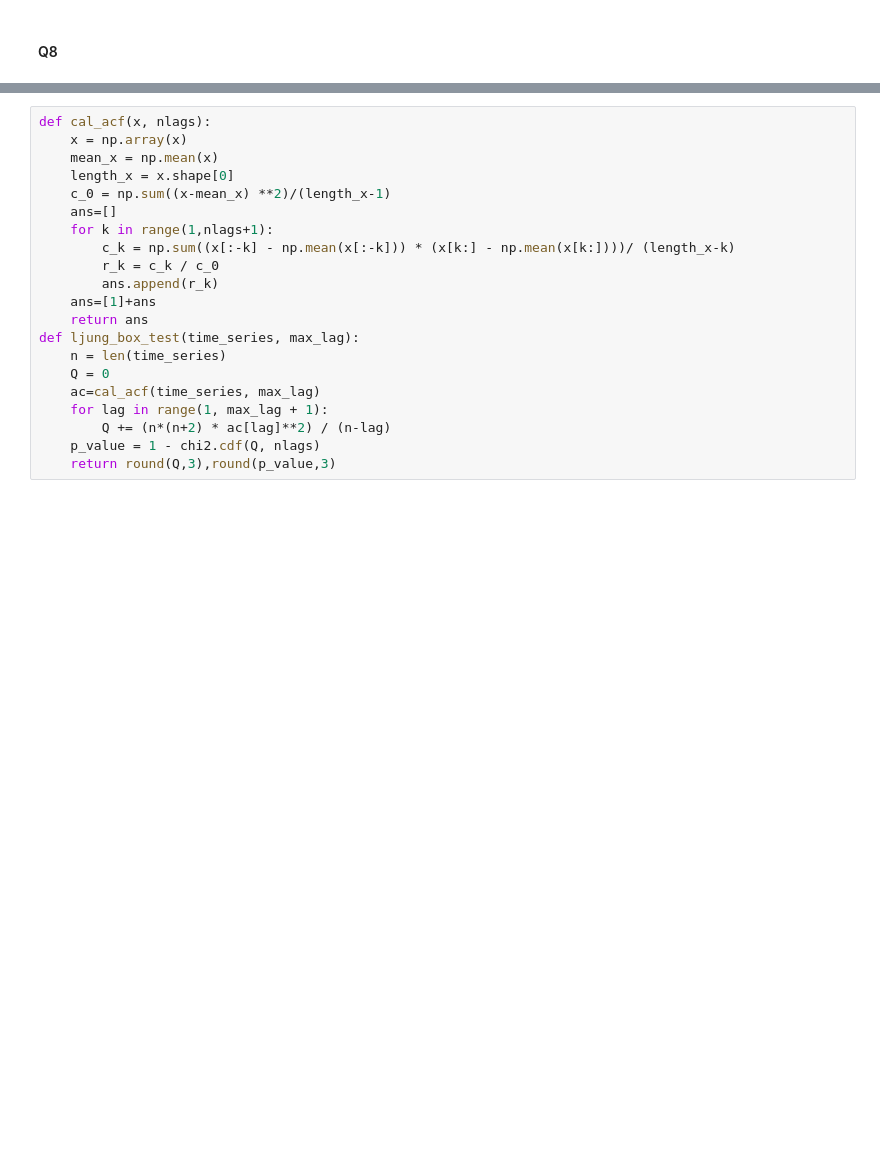
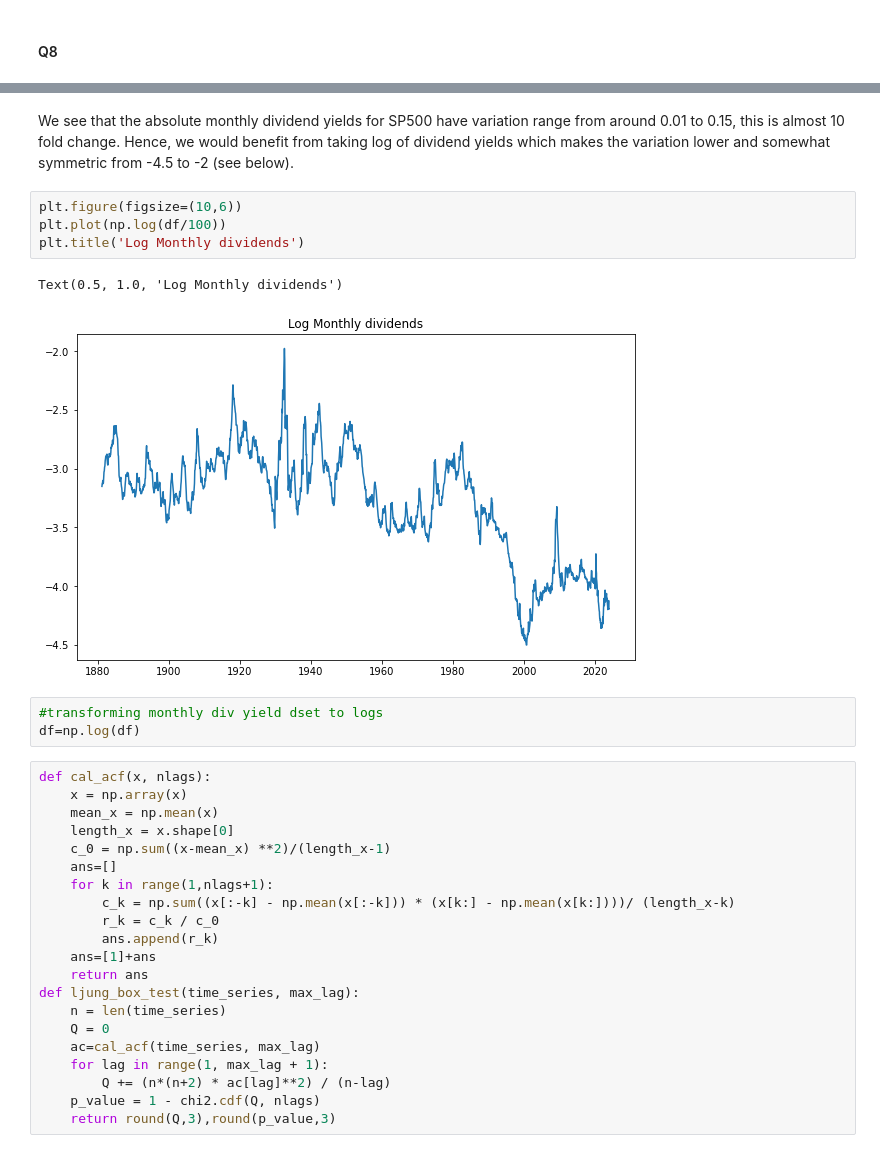
Before and after one commit to lmaksymenko/BerkeleyCourses, a Jupyter notebook: MFE230E/Answers_to_PS1_230E.ipynb, the cells around one changed output, grey strips where cells are left out. Saved outputs shown, nothing was run; the diff lists cells and outputs as text; blank space fills up the shorter version.

```diff
--- a/MFE230E/Answers_to_PS1_230E.ipynb
+++ b/MFE230E/Answers_to_PS1_230E.ipynb
@@ -367,3 +386,15 @@ df = np.log(web.DataReader(symbol, 'quandl',
+# %% [markdown]
+We see that the absolute monthly dividend yields for SP500 have variation range from around 0.01 to 0.15, this is almost 10 fold change. Hence, we would benefit from taking log of dividend yields which makes the variation lower and somewhat symmetric from -4.5 to -2 (see below).
+# %%
+plt.figure(figsize=(10,6))
+plt.plot(np.log(df/100))
+plt.title('Log Monthly dividends')
+# %% [output]
+Text(0.5, 1.0, 'Log Monthly dividends')
+[figure, added]
+# %%
+#transforming monthly div yield dset to logs
+df=np.log(df)
 # %%
 def cal_acf(x, nlags):
     x = np.array(x)
```
Also changed, not shown: parts of 13 cells of this notebook.
